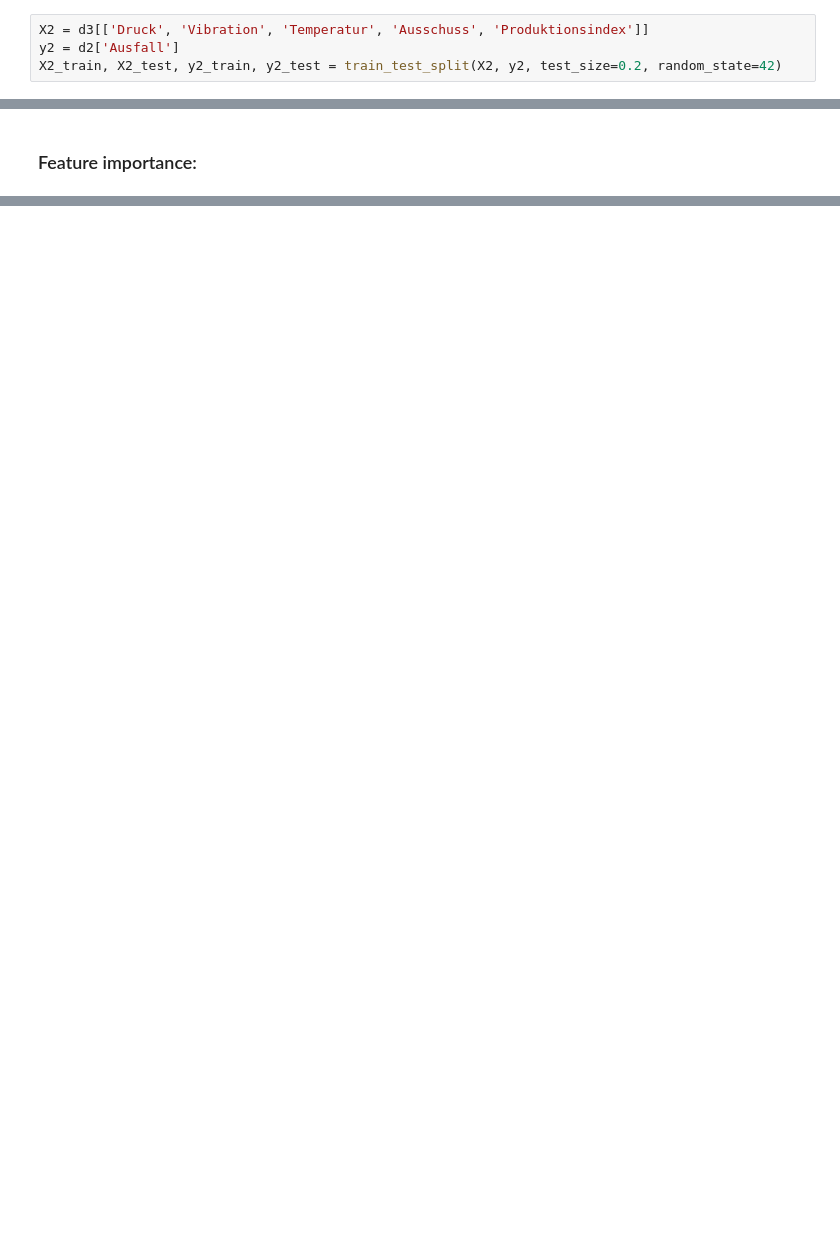
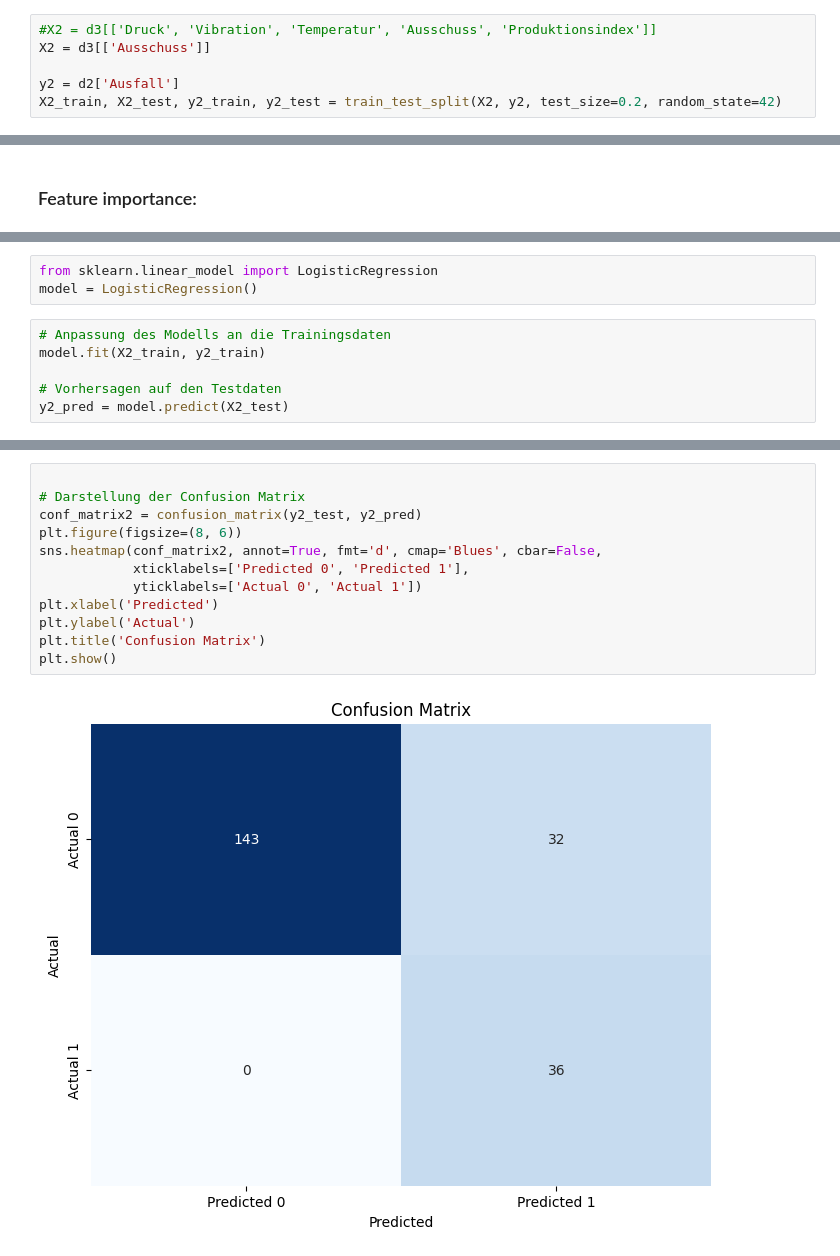
Before and after one commit to Flitschi7/big-data-management, a Jupyter notebook: notebook/Data-Prep-Wartung.ipynb, the cells around one changed output, grey strips where cells are left out. Drawn from its saved outputs; the diff is of its cells as text; blank space fills up the shorter version.

```diff
--- a/notebook/Data-Prep-Wartung.ipynb
+++ b/notebook/Data-Prep-Wartung.ipynb
@@ -399,5 +426,7 @@ Aufteilung der Daten in Trainings- und Testdaten von d3:
 # %%
-X2 = d3[['Druck', 'Vibration', 'Temperatur', 'Ausschuss', 'Produktionsindex']]
+#X2 = d3[['Druck', 'Vibration', 'Temperatur', 'Ausschuss', 'Produktionsindex']]
+X2 = d3[['Ausschuss']]
+
 y2 = d2['Ausfall']
 X2_train, X2_test, y2_train, y2_test = train_test_split(X2, y2, test_size=0.2, random_state=42)
 # %% [markdown]
@@ -576,0 +595,9 @@ plt.show()
+# %%
+from sklearn.linear_model import LogisticRegression
+model = LogisticRegression()
+# %%
+# Anpassung des Modells an die Trainingsdaten
+model.fit(X2_train, y2_train)
+
+# Vorhersagen auf den Testdaten
+y2_pred = model.predict(X2_test)
@@ -576,0 +631,14 @@ plt.show()
+# %%
+
+# Darstellung der Confusion Matrix
+conf_matrix2 = confusion_matrix(y2_test, y2_pred)
+plt.figure(figsize=(8, 6))
+sns.heatmap(conf_matrix2, annot=True, fmt='d', cmap='Blues', cbar=False,
+            xticklabels=['Predicted 0', 'Predicted 1'],
+            yticklabels=['Actual 0', 'Actual 1'])
+plt.xlabel('Predicted')
+plt.ylabel('Actual')
+plt.title('Confusion Matrix')
+plt.show()
+# %% [output]
+[figure, added]
```
Also changed, not shown: parts of 13 cells of this notebook.
